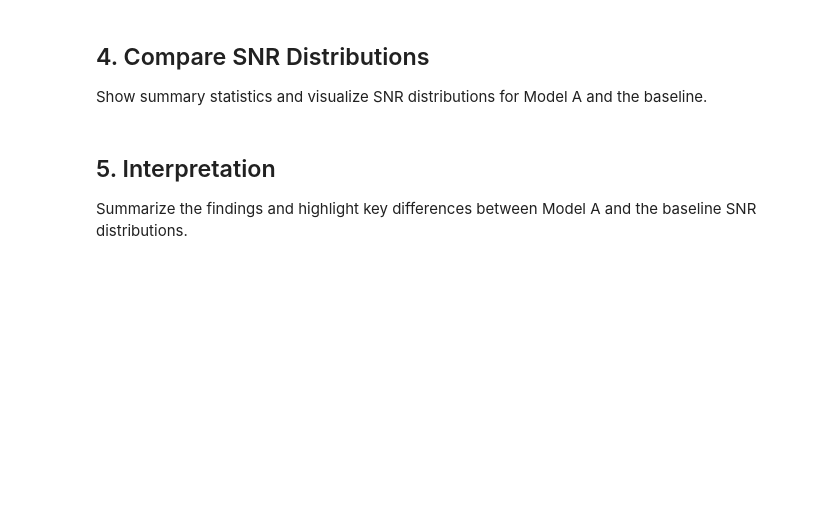
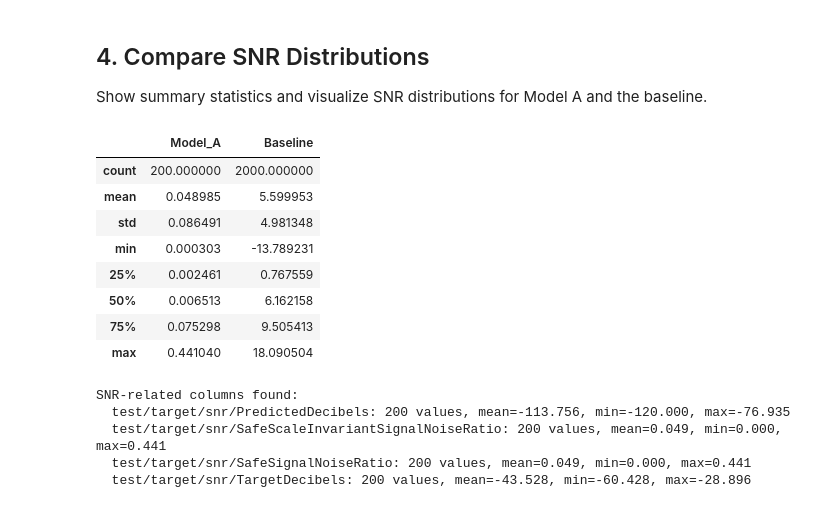
Before and after one commit to julianmorenomotta/mir-project, a Jupyter notebook: notebooks/base_macaque_comparison.ipynb, the cells around one changed output. Drawn from its saved outputs; the diff is of its cells as text; code cells hidden in the pictures; blank space fills up the shorter version.

```diff
--- a/notebooks/base_macaque_comparison.ipynb
+++ b/notebooks/base_macaque_comparison.ipynb
@@ -56,23 +61,32 @@ Show summary statistics and visualize SNR distributions for Model A and the base
 # %%
 # Summary statistics
 snr_a = df_model_a_clean[snr_col_a] if snr_col_a else pd.Series([])
 snr_b = df_baseline_clean[snr_col_b] if snr_col_b else pd.Series([])
 
 summary_df = pd.DataFrame({
     'Model_A': snr_a.reset_index(drop=True),
     'Baseline': snr_b.reset_index(drop=True)
 })
 display(summary_df.describe())
-
-# Visualize distributions
-plt.figure(figsize=(10, 6))
-sns.histplot(snr_a, label='Model A', kde=True, stat="density", bins=30, color='blue', alpha=0.5)
-sns.histplot(snr_b, label='Baseline', kde=True, stat="density", bins=30, color='orange', alpha=0.5)
-plt.xlabel("SNR (dB)")
-plt.ylabel("Density")
-plt.title("SNR Distribution: Model A vs Baseline")
-plt.legend()
-plt.show()
+# %% [output]
+|  | Model_A | Baseline |
+| count | 200.000000 | 2000.000000 |
+| mean | 0.048985 | 5.599953 |
+| std | 0.086491 | 4.981348 |
+| min | 0.000303 | -13.789231 |
+| 25% | 0.002461 | 0.767559 |
+| 50% | 0.006513 | 6.162158 |
+| 75% | 0.075298 | 9.505413 |
+| max | 0.441040 | 18.090504 |
-# %% [markdown]
-## 5. Interpretation
-Summarize the findings and highlight key differences between Model A and the baseline SNR distributions.
+# %%
+snr_cols = [col for col in df_model_a.columns if 'snr' in col.lower() or 'SNR' in col]
+print("SNR-related columns found:")
+for col in snr_cols:
+    vals = df_model_a[col].dropna()
+    print(f"  {col}: {len(vals)} values, mean={vals.mean():.3f}, min={vals.min():.3f}, max={vals.max():.3f}")
+# %% [output]
+SNR-related columns found:
+  test/target/snr/PredictedDecibels: 200 values, mean=-113.756, min=-120.000, max=-76.935
+  test/target/snr/SafeScaleInvariantSignalNoiseRatio: 200 values, mean=0.049, min=0.000, max=0.441
+  test/target/snr/SafeSignalNoiseRatio: 200 values, mean=0.049, min=0.000, max=0.441
+  test/target/snr/TargetDecibels: 200 values, mean=-43.528, min=-60.428, max=-28.896
```
Also changed, not shown: parts of 7 cells of this notebook, 2 other files.
